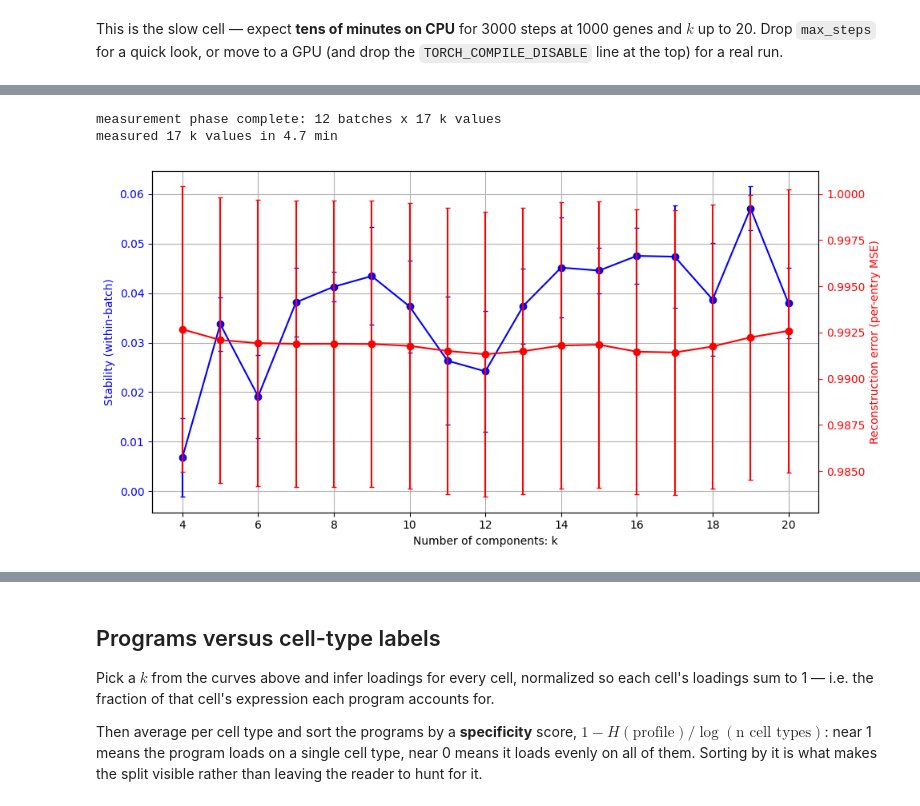
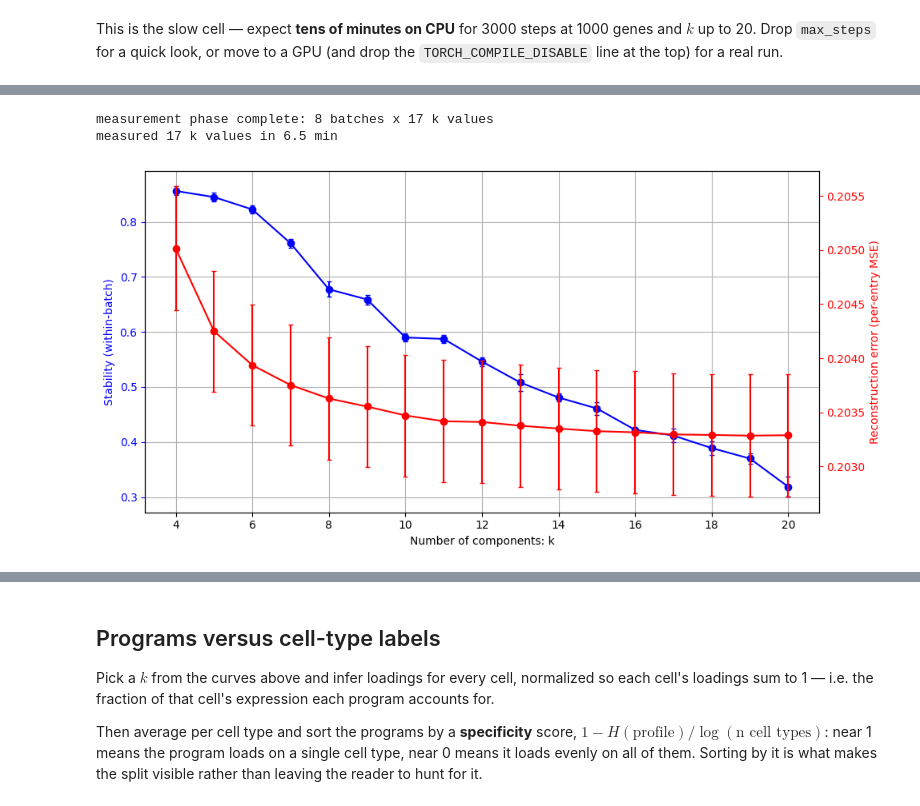
Before and after one commit to cellarium-ai/cellarium-ml, a Jupyter notebook: notebooks/cnmf_transformer_demo.ipynb, the cells around one changed output, grey strips where cells are left out. Drawn from its saved outputs; the diff is of its cells as text; code cells hidden in the pictures.

```diff
--- a/notebooks/cnmf_transformer_demo.ipynb
+++ b/notebooks/cnmf_transformer_demo.ipynb
@@ -695,8 +778,10 @@ dataloader applies them:
 # %%
 K_VALUES_PBMC = list(range(4, 21))
 
+# pbmc_adata.X = pbmc_adata.layers['raw'].copy()
+
 pbmc_datamodule = CellariumAnnDataDataModule(
-    dadc=pbmc_adata,
+    dadc=pbmc_adata_hvg,
     batch_size=1024,  # 2 batches/epoch at this dataset size; halves of 512 cells
     shuffle=True,
     drop_incomplete_batch=False,
@@ -715,26 +800,30 @@ pbmc_model = CNMFTransformer(
     recurrent=False,
     n_self_attention_heads=8,
     n_replicates=64,
-    fista_iterations_train=150,
-    curriculum_warmup_steps=1000,
-    stability_burn_in_steps=1000,
-    drift_settle_steps=1000,
+    fista_iterations_train=100,
+    curriculum_warmup_steps=500,
+    # stability_burn_in_steps=1000,
+    drift_settle_steps=1500,
     drift_tol=1e-6,
     outlier_gamma=0.0,
-    drift_eval_n_cells=1024,
-    drift_check_every_n_steps=100,
+    drift_eval_n_cells=512,
+    drift_check_every_n_steps=50,
     measure_at_end=False,
-    log_every_n_steps=50,
+    log_every_n_steps=10,
+    use_reservoir=True,
+    reservoir_n_bits=8,
+    reservoir_max_cells_per_bucket=2,
+    reservoir_seed=0,
 )
 
 pbmc_module = CellariumModule(
-    cpu_transforms=[
-        DivideByScale(
-            scale_g=torch.from_numpy(pbmc_adata.X.std(axis=0)).float(),
-            var_names_g=pbmc_adata.var_names.to_numpy(),
-            eps=1e-4,
-        ),
-        Filter(hvg_names.tolist()),
+    transforms=[
+        # DivideByScale(
+        #     scale_g=torch.from_numpy(pbmc_adata.X.std(axis=0)).float(),
+        #     var_names_g=pbmc_adata.var_names.to_numpy(),
+        #     eps=1e-4,
+        # ),
+        # Filter(hvg_names.tolist()),
     ],
     model=pbmc_model,
     optim_fn=torch.optim.Adam,
@@ -748,11 +837,10 @@ the top) for a real run.
 pbmc_trainer = pl.Trainer(
     accelerator=ACCELERATOR,
     devices=1,
-    max_steps=5000,
+    max_steps=1000,
     max_epochs=-1,
     logger=False,
     enable_checkpointing=False,
-    log_every_n_steps=50,
 )
 
 start = time.time()
@@ -777,23 +1006,23 @@ trained 2500 steps in 30.3 min
 # %%
 pbmc_datamodule.setup(stage="predict")
 
 start = time.time()
 pbmc_curves = run_measurement_phase(
     pbmc_model,
-    dataloader=measurement_batches(pbmc_datamodule, n_batches=12),
+    dataloader=measurement_batches(pbmc_datamodule, n_batches=8),
     transforms=all_transforms(pbmc_module),  # cpu_transforms are back in the module after fit
-    n_replicates=32,
+    n_replicates=64,
     density_threshold=0.5,
     local_neighborhood_size=0.30,
-    n_batches=12,
+    n_batches=8,
 )
 print(f"measured {len(K_VALUES_PBMC)} k values in {(time.time() - start) / 60:.1f} min")
 
 plot_k_selection(pbmc_model)  # the built-in one-liner
 # %% [output]
-measurement phase complete: 12 batches x 17 k values
-measured 17 k values in 4.7 min
+measurement phase complete: 8 batches x 17 k values
+measured 17 k values in 6.5 min
-[figure, old version]
+[figure, new version]
 # %%
 plot_selection(pbmc_model, title="PBMC3k")
 _, K_SUGGESTED = summarize_selection(pbmc_model)
```
Also changed, not shown: parts of 37 cells of this notebook, 1 other file.
